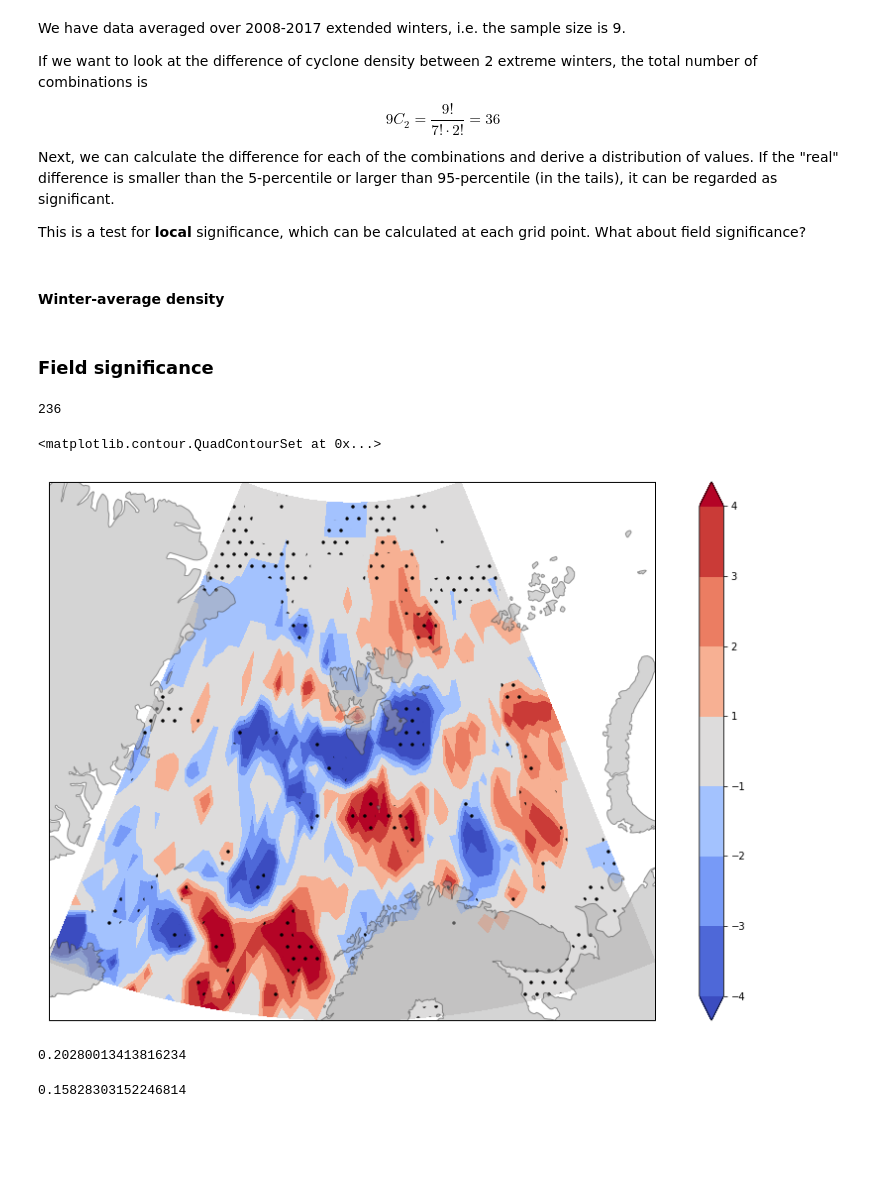
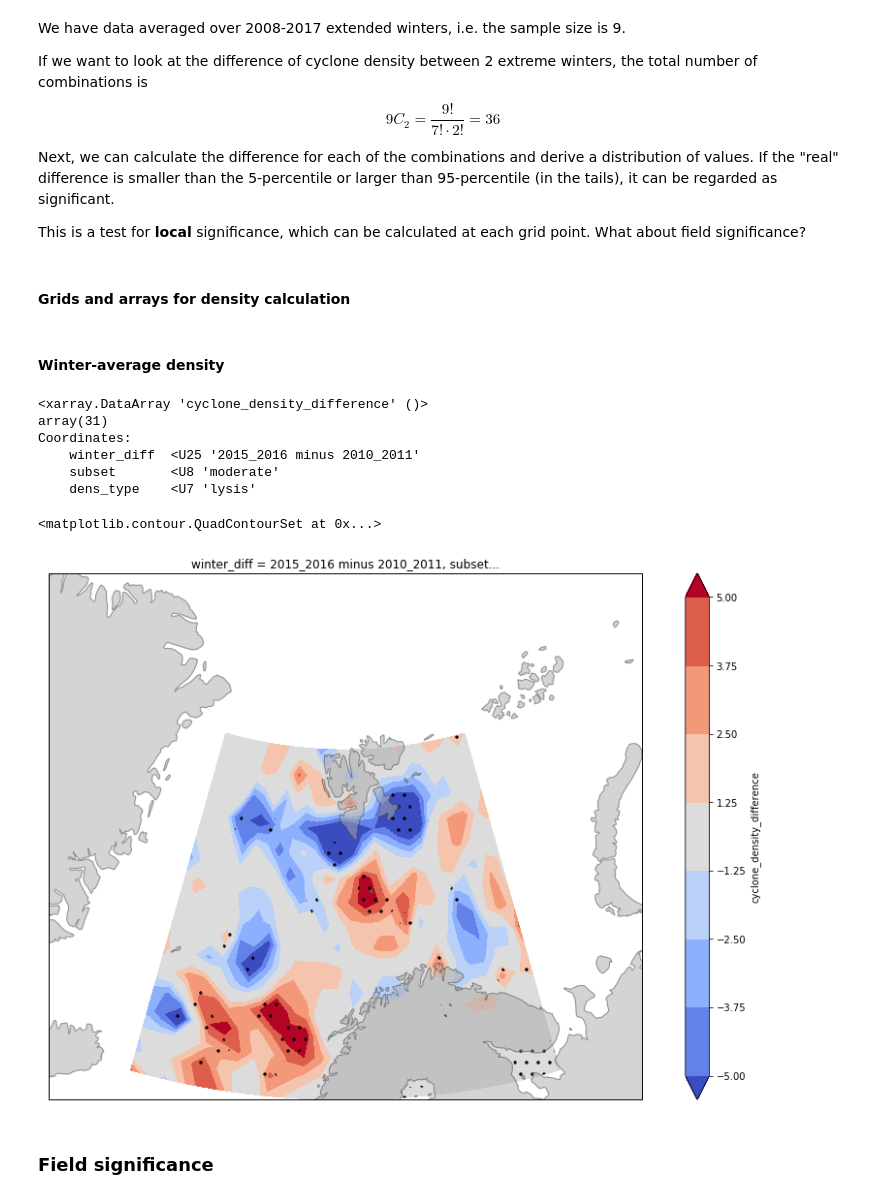
Before and after one commit to dennissergeev/pmc_clim, a Jupyter notebook: code/Sea-Ice.ipynb, the cells around one changed output. Cells and saved outputs as stored; diff of their text form; code cells hidden in the pictures; blank space fills up the shorter version.

Commit message:
sea ice NB: compute field significance for all subsets using xarray

```diff
--- a/code/Sea-Ice.ipynb
+++ b/code/Sea-Ice.ipynb
@@ -265,3 +265,5 @@ If the "real" difference is smaller than the 5-percentile or larger than 95-perc
 
 This is a test for **local** significance, which can be calculated at each grid point.
 What about field significance?
+# %% [markdown]
+#### Grids and arrays for density calculation
@@ -282,0 +308,4 @@ clear_output()
+# %%
+diffs = xr.DataArray(np.zeros((len(pair_combinations), *[j for i, j in da.sizes.items() if i != 'winter'])),
+                     coords=(xr.IndexVariable(dims='winter_diff', data=pairs), da.subset, da.dens_type, da.latitude, da.longitude),
+                     name='cyclone_density_difference')
@@ -283,2 +317,14 @@ clear_output()
+# %%
+actual_diff = diffs.sel(winter_diff=f'{winter_min} minus {winter_max}')
+# %%
+actual_confidence_mask = (((actual_diff <= np.percentile(diffs, 2.5, axis=0)) | (actual_diff >= np.percentile(diffs, 97.5, axis=0))) & (lsm_1deg.values < 1)).astype(int)
+actual_confidence_mask.sel(subset='moderate', dens_type='lysis').sum()
+# %% [output]
+<xarray.DataArray 'cyclone_density_difference' ()>
+array(31)
+Coordinates:
+    winter_diff  <U25 '2015_2016 minus 2010_2011'
+    subset       <U8 'moderate'
+    dens_type    <U7 'lysis'
 # %%
-da = dens_per_winter.sel(subset='moderate', dens_type='genesis')
+sel_kw = dict(subset='moderate', dens_type='genesis')
@@ -291,4 +331,13 @@ for i, (idx0, idx1) in enumerate(pair_combinations):
-# %%
-actual_diff = diffs[np.where((pair_combinations == np.array((winters.index(winter_max), winters.index(winter_min)))).all(axis=1))[0], ...].squeeze()
+# %%
+fig = plt.figure(figsize=(16, 10))
+
+ax = lcc_map(fig, **LCC_KW)
+
+actual_diff.sel(**sel_kw).plot.contourf(ax=ax, levels=clev101*round(np.percentile(actual_diff.sel(**sel_kw), 98)), extend='both', cmap='coolwarm', **trans)
+
+actual_confidence_mask.sel(**sel_kw).plot.contourf(ax=ax, levels=[0, 0.5, 1.1], colors='none', hatches=[None, '.'], add_labels=False, add_colorbar=False, **trans)
+# %% [output]
+<matplotlib.contour.QuadContourSet at 0x...>
+[figure, added]
 # %% [markdown]
 ### Field significance
@@ -317,16 +344,8 @@ lsm_1deg = lsm.interp(coords=dict(longitude=area_weights_1deg.longitude,
 # %%
-actual_confidence_mask = (((actual_diff <= np.percentile(diffs, 2.5, axis=0)) | (actual_diff >= np.percentile(diffs, 97.5, axis=0))) & (lsm_1deg.values < 1)).astype(int)
-actual_confidence_mask.sum()
+null_dist_f = []
+
+for i, d in enumerate(diffs):
+    confidence_mask = (( (d <= np.percentile(diffs, 2.5, axis=0)) | (d >= np.percentile(diffs, 97.5, axis=0)) ) & (lsm_1deg < 1)).astype(int)
+#     null_dist_f[i] = (area_weights_1deg_norm * confidence_mask).sum()
+    null_dist_f.append((area_weights_1deg_norm * confidence_mask).sum(dim=('longitude', 'latitude')))
+null_dist_f = xr.concat(null_dist_f, dim='winter_diff')
-# %% [output]
-236
-# %%
-fig = plt.figure(figsize=(16, 10))
-
-ax = lcc_map(fig, **LCC_KW)
-
-h = ax.contourf(lon_dens, lat_dens, actual_diff, levels=clev101*round(np.percentile(actual_diff, 98)), extend='both', cmap='coolwarm', **trans)
-fig.colorbar(h)
-ax.contourf(lon_dens, lat_dens, actual_confidence_mask, levels=[0, 0.5, 1.1], colors='none', hatches=[None, '.'], **trans)
-# %% [output]
-<matplotlib.contour.QuadContourSet at 0x...>
-[figure, removed]
@@ -340,10 +351,0 @@ for i, d in enumerate(diffs):
-# %%
-np.percentile(null_dist_f, 97.5)
-# %% [output]
-0.20280013413816234
-# %%
-# actual_f = (area_weights_1deg_norm * actual_confidence_mask).sum()
-# actual_f.values
-actual_confidence_mask.sum() / actual_confidence_mask.size
-# %% [output]
-0.15828303152246814
```
Also changed, not shown: parts of 31 cells of this notebook.
